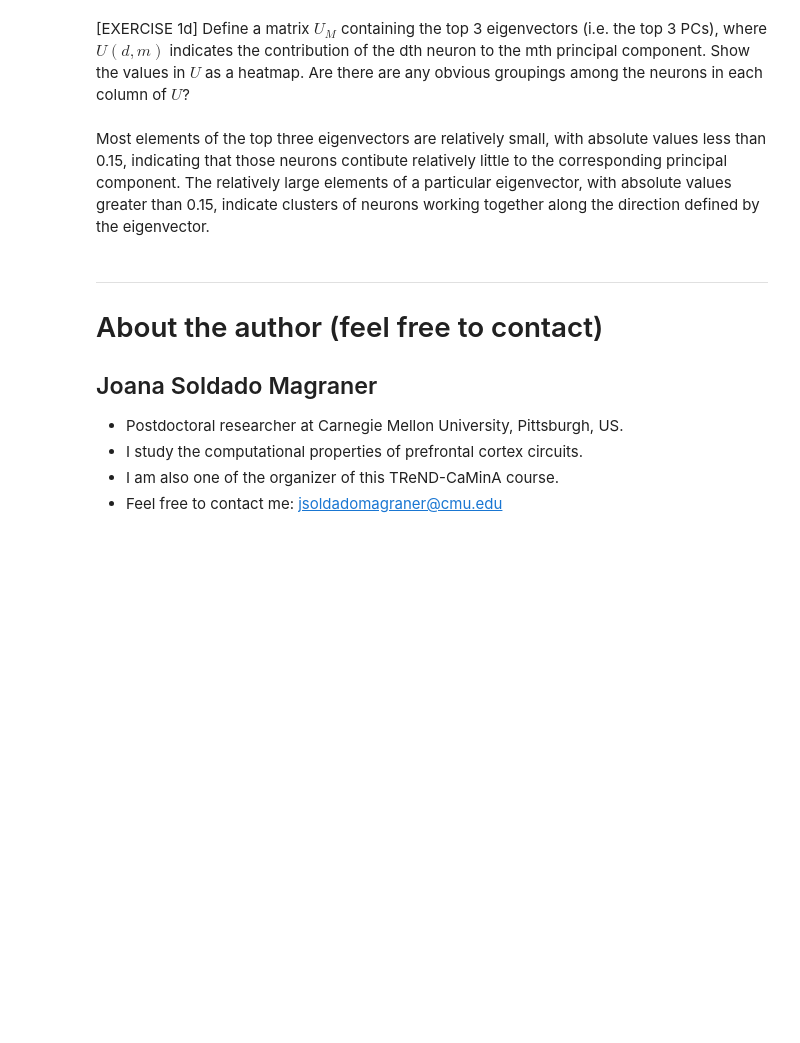
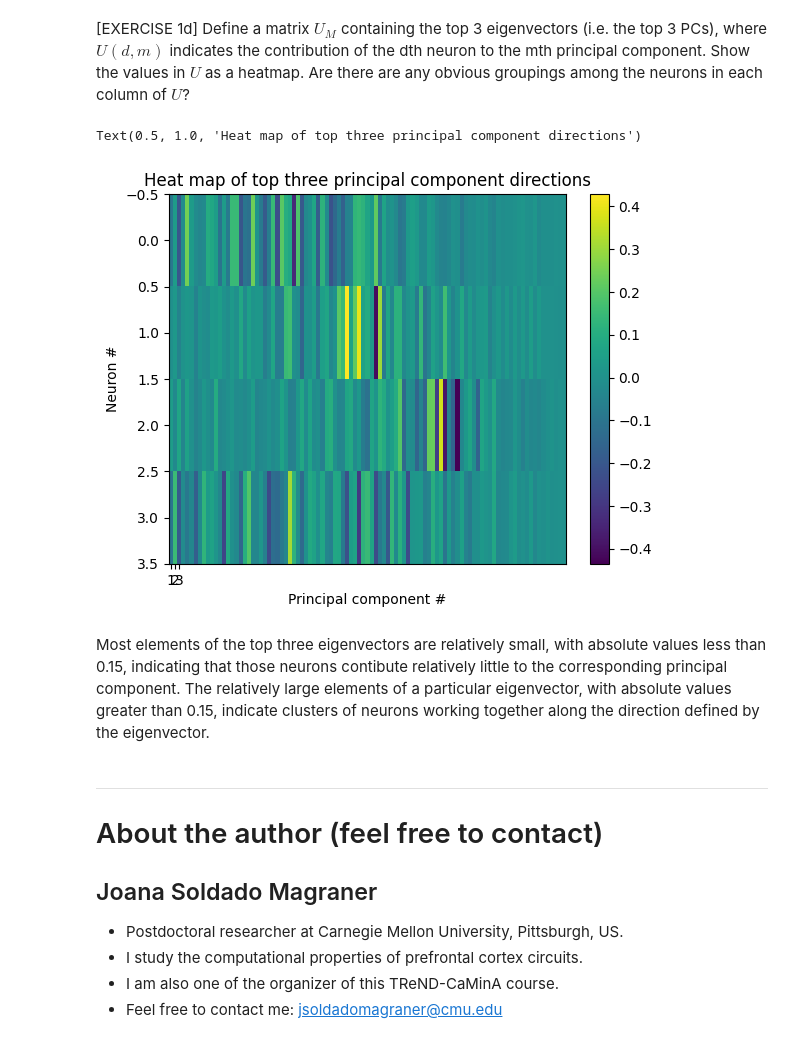
Before and after one commit to kkipngenokoech/TReND-CaMinA-Zambia, a Jupyter notebook: notebooks/Zambia25/16-Wed-DimReduction/dimensionality_reduction_pca.ipynb, the cells around one changed output. Drawn from its saved outputs; the diff is of its cells as text; code cells hidden in the pictures; blank space fills up the shorter version.

```diff
--- a/notebooks/Zambia25/16-Wed-DimReduction/dimensionality_reduction_pca.ipynb
+++ b/notebooks/Zambia25/16-Wed-DimReduction/dimensionality_reduction_pca.ipynb
@@ -176,13 +206,16 @@ plt.title('Reach data projected into three-dimensional PC space')
 [EXERCISE 1d] Define a matrix $U_M$ containing the top 3 eigenvectors (i.e. the top 3 PCs), where $U(d,m)$ indicates the contribution of the dth neuron to the mth principal component. Show the values in $U$ as a heatmap. Are there are any obvious groupings among the neurons in each column of $U$?
 # %%
 fig = plt.figure()
-U3  = ...
+U3  = U[:4]
 b   = plt.imshow(U3, aspect='auto')
 fig.colorbar(b)
 plt.xticks([0,1,2],[1,2,3])
 plt.xlabel('Principal component #')
 plt.ylabel('Neuron #')
 plt.title('Heat map of top three principal component directions')
+# %% [output]
+Text(0.5, 1.0, 'Heat map of top three principal component directions')
+[figure, added]
 # %%
 #@title Double click to see solution {display-mode: "form" }
 fig = plt.figure()
```
Also changed, not shown: parts of 4 cells of this notebook.
